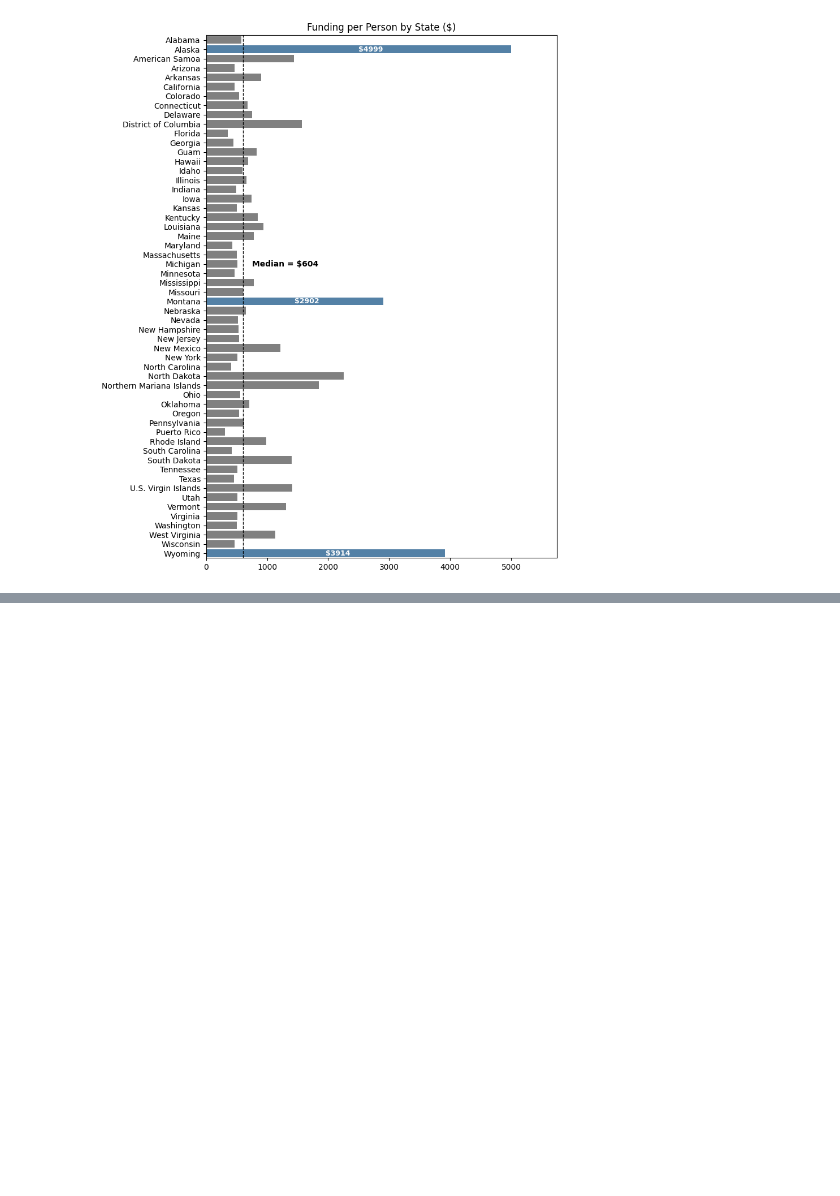
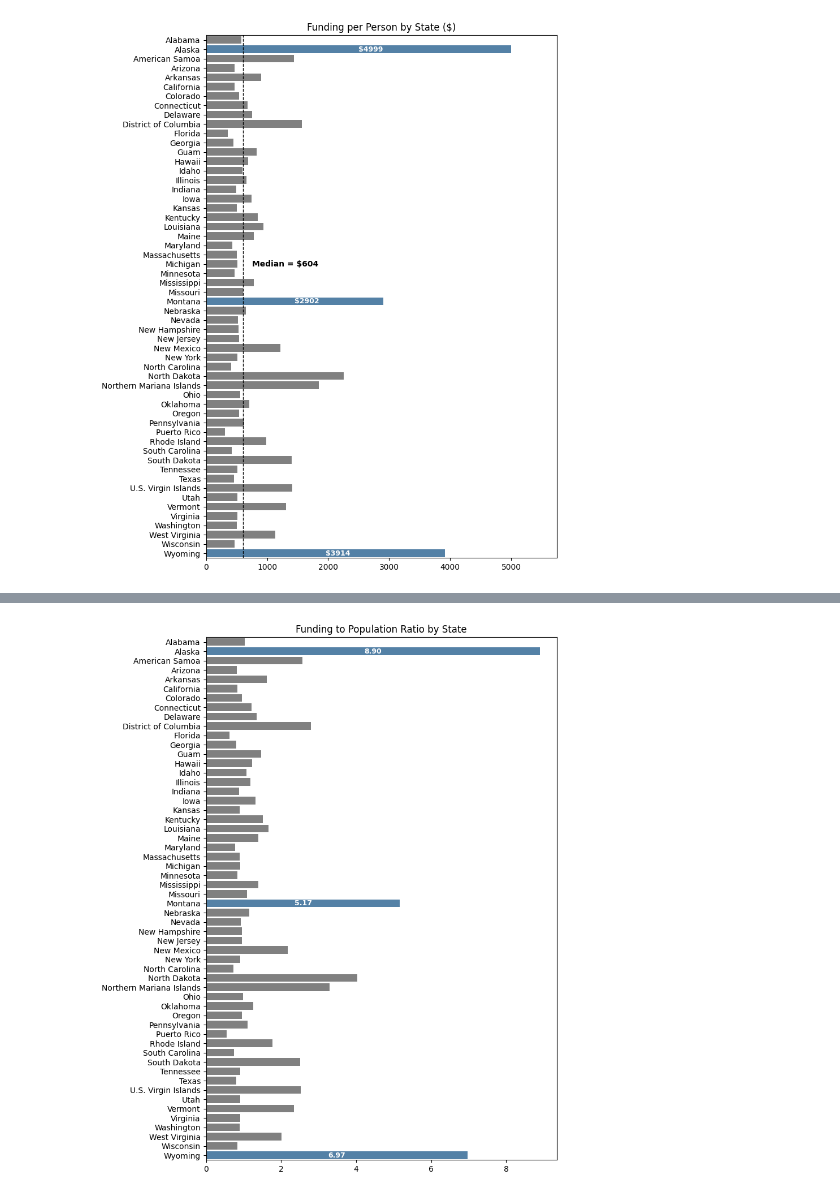
Before and after one commit to hellojohncruz/DATA-608, a Jupyter notebook: Story 01/jobs_act_allocation.ipynb, the cells around one changed output, grey strips where cells are left out. Drawn from its saved outputs; the diff is of its cells as text; code cells hidden in the pictures; blank space fills up the shorter version.

```diff
--- a/Story 01/jobs_act_allocation.ipynb
+++ b/Story 01/jobs_act_allocation.ipynb
@@ -403,2 +317,43 @@ plt.show()
+# %%
+plt.figure(figsize=(8, 12))
+
+# Calculate 95th percentile threshold
+threshold = np.percentile(analysis_df['funding_to_pop_ratio'], 95)
+
+# Add a column to indicate top 5%
+analysis_df['top5pct'] = analysis_df['funding_to_pop_ratio'] >= threshold
+
+# Use hue for coloring instead of palette alone
+ax = sns.barplot(
+    data=analysis_df,
+    x='funding_to_pop_ratio',
+    y='state',
+    hue='top5pct',
+    dodge=False,
+    palette={True: 'steelblue', False: 'gray'},
+    legend=False
+)
+
+# Annotate top 5% bars inside the bar with white font
+for i, (value, is_top) in enumerate(zip(analysis_df['funding_to_pop_ratio'], analysis_df['top5pct'])):
+    if is_top:
+        ax.text(
+            value * 0.5,  # middle of the bar
+            i,
+            f"{value:.2f}",
+            va='center',
+            ha='center',
+            fontsize=9,
+            color='white',
+            fontweight='bold'
+        )
+
+# Plot Features
+plt.title("Funding to Population Ratio by State")
+ax.set_xlabel("")
+ax.set_ylabel("")
+plt.show()
+# %% [output]
+[figure, added]
 # %% [markdown]
 ### Does the allocation favor the political interests of the Biden administration?
```
Also changed, not shown: parts of 25 cells of this notebook.
